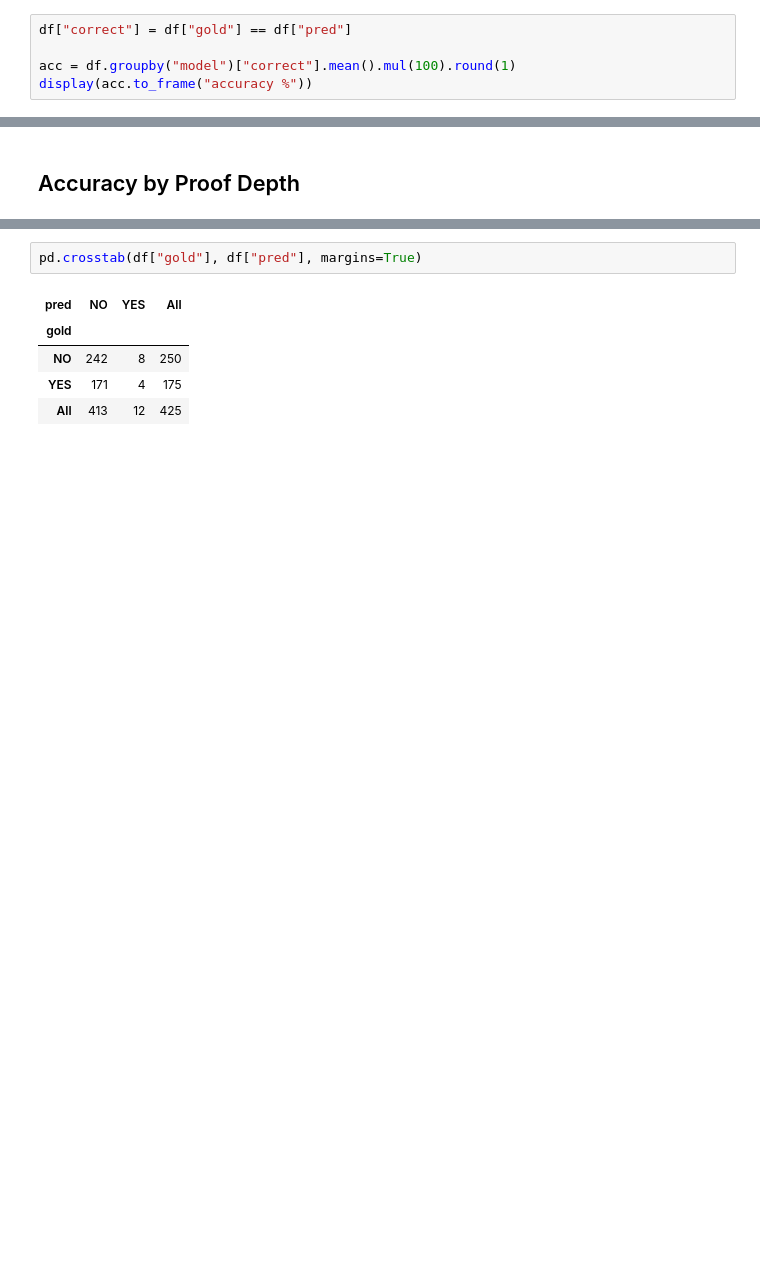
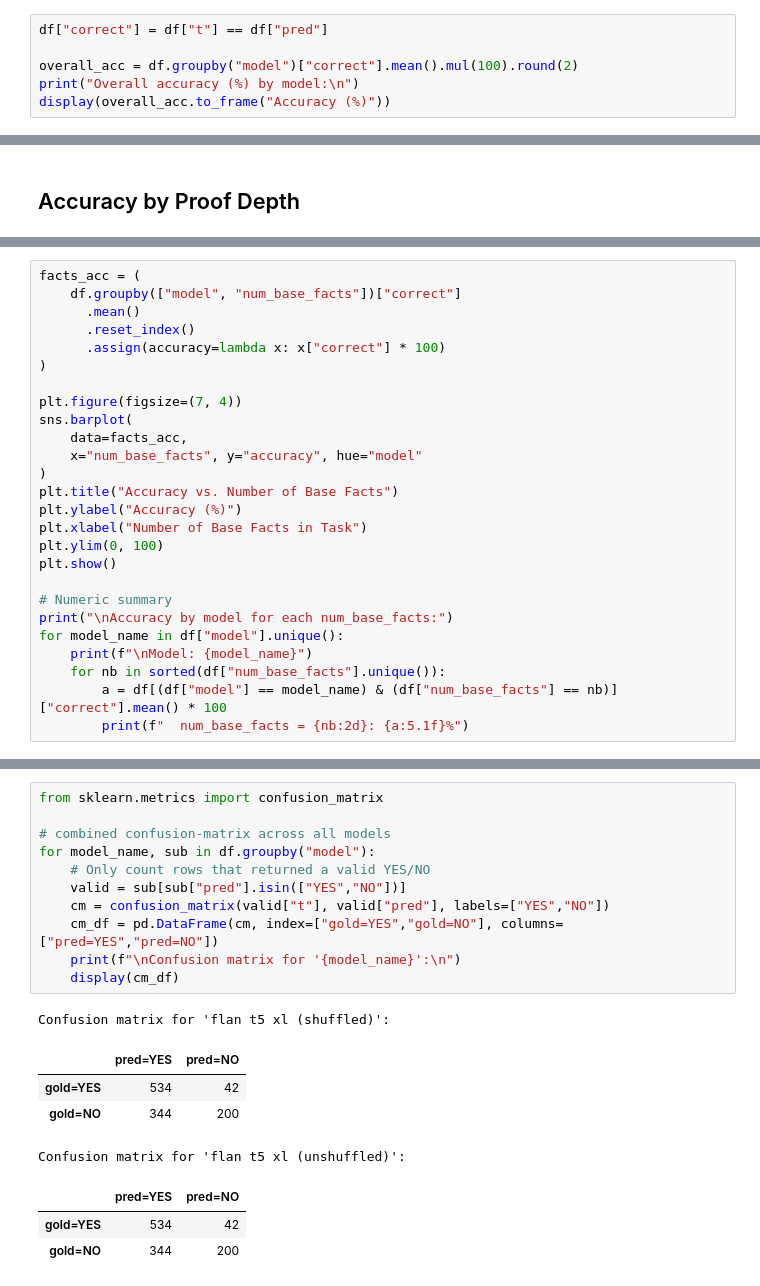
Before and after one commit to kar1shma/Final-Year-Project, a Jupyter notebook: results_analysis.ipynb, the cells around one changed output, grey strips where cells are left out. Saved outputs shown, nothing was run; the diff lists cells and outputs as text; blank space fills up the shorter version.

```diff
--- a/results_analysis.ipynb
+++ b/results_analysis.ipynb
@@ -46,8 +85,9 @@ Loaded 425 rows
 # %% [markdown]
 ## Overall Accuracy
 # %%
-df["correct"] = df["gold"] == df["pred"]
+df["correct"] = df["t"] == df["pred"]
 
-acc = df.groupby("model")["correct"].mean().mul(100).round(1)
-display(acc.to_frame("accuracy %"))
+overall_acc = df.groupby("model")["correct"].mean().mul(100).round(2)
+print("Overall accuracy (%) by model:\n")
+display(overall_acc.to_frame("Accuracy (%)"))
 # %% [output]
@@ -105,0 +192,26 @@ The history saving thread hit an unexpected error (OperationalError('unable to o
+# %%
+facts_acc = (
+    df.groupby(["model", "num_base_facts"])["correct"]
+      .mean()
+      .reset_index()
+      .assign(accuracy=lambda x: x["correct"] * 100)
+)
+
+plt.figure(figsize=(7, 4))
+sns.barplot(
+    data=facts_acc,
+    x="num_base_facts", y="accuracy", hue="model"
+)
+plt.title("Accuracy vs. Number of Base Facts")
+plt.ylabel("Accuracy (%)")
+plt.xlabel("Number of Base Facts in Task")
+plt.ylim(0, 100)
+plt.show()
+
+# Numeric summary
+print("\nAccuracy by model for each num_base_facts:")
+for model_name in df["model"].unique():
+    print(f"\nModel: {model_name}")
+    for nb in sorted(df["num_base_facts"].unique()):
+        a = df[(df["model"] == model_name) & (df["num_base_facts"] == nb)]["correct"].mean() * 100
+        print(f"  num_base_facts = {nb:2d}: {a:5.1f}%")
@@ -108,9 +265,21 @@ The history saving thread hit an unexpected error (OperationalError('unable to o
 # %%
-pd.crosstab(df["gold"], df["pred"], margins=True)
+from sklearn.metrics import confusion_matrix
+
+# combined confusion‐matrix across all models
+for model_name, sub in df.groupby("model"):
+    # Only count rows that returned a valid YES/NO
+    valid = sub[sub["pred"].isin(["YES","NO"])]
+    cm = confusion_matrix(valid["t"], valid["pred"], labels=["YES","NO"])
+    cm_df = pd.DataFrame(cm, index=["gold=YES","gold=NO"], columns=["pred=YES","pred=NO"])
+    print(f"\nConfusion matrix for '{model_name}':\n")
+    display(cm_df)
 # %% [output]
+Confusion matrix for 'flan t5 xl (shuffled)':
-| pred | NO | YES | All |
-| gold |  |  |  |
-| NO | 242 | 8 | 250 |
-| YES | 171 | 4 | 175 |
-| All | 413 | 12 | 425 |
+|  | pred=YES | pred=NO |
+| gold=YES | 534 | 42 |
+| gold=NO | 344 | 200 |
+Confusion matrix for 'flan t5 xl (unshuffled)':
+|  | pred=YES | pred=NO |
+| gold=YES | 534 | 42 |
+| gold=NO | 344 | 200 |
 # %% [markdown]
```
Also changed, not shown: parts of 21 cells of this notebook, 1 other file.
